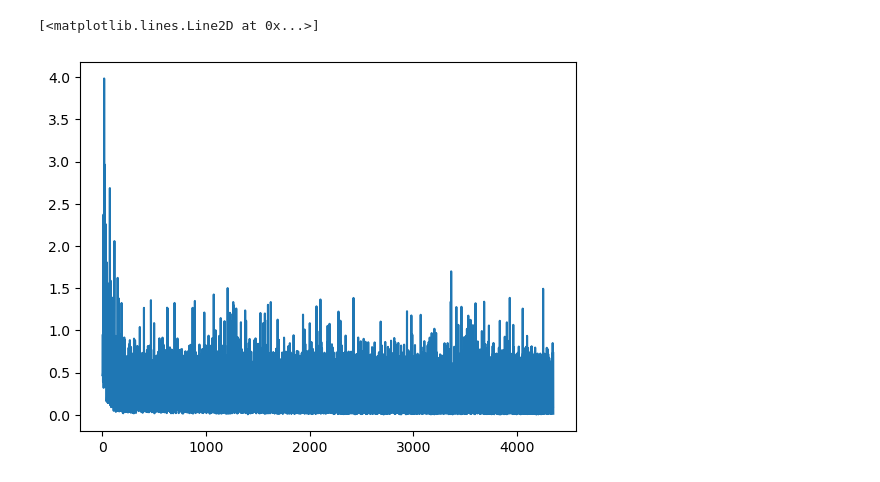
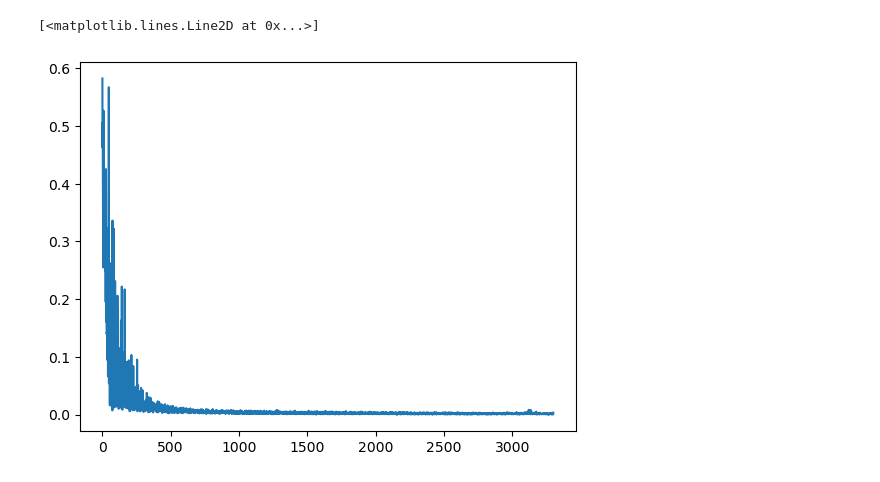
Before and after one commit to eihwood/Haystacks.AI-7, a Jupyter notebook: src/MLP_byzip.ipynb, the cells around one changed output. Cells and saved outputs as stored; diff of their text form; code cells hidden in the pictures.

Commit message:
finished training

```diff
--- a/src/MLP_byzip.ipynb
+++ b/src/MLP_byzip.ipynb
@@ -62,6 +58,6 @@ df['mfr_occ_delta'] = df['mfr_mean_occ_index'] - df['offset_mfrocc_index']
 # %%
 # Keep only desired columns
 df = df[['date', 'census_zcta5_geoid', 'sfr_rental_delta', 'sfr_price_delta',
-         'mfr_rent_delta', 'mfr_occ_delta', 'cos_month', 'sin_month']]
+         'mfr_rental_delta', 'mfr_occ_delta', 'cos_month', 'sin_month']]
 df
 # %% [output]
@@ -86,27 +90,21 @@ class SFR_DATASET(Dataset):
         self.data = df.to_dict('records') # random access is easier with dictionaries
 
     def __len__(self):
-        return len(self.data)-24  # subtract length of input + output
+        return len(self.data) - 18  # subtract length of input + output
 
     def __getitem__(self, idx):
-        # given an index, get three months as input
-        # next six months as output
 
-        #input = pd.DataFrame(self.data[idx:idx+3])
-        #output = pd.DataFrame(self.data[idx+4:idx+10])
-        print(idx)
+        input = pd.DataFrame(self.data[idx:idx+12])
+        output = pd.DataFrame(self.data[idx+12:idx+18])
 
-        input = pd.DataFrame(self.data[idx:idx+3])
-        output = pd.DataFrame(self.data[idx+4:idx+10])
-
-        # each of these are 3x1 tensors (3 months of data)
+        # each of these are 12x1 tensors (12 months of data)
         in_sfr = torch.tensor(input['sfr_rental_delta'])
         in_sfp = torch.tensor(input['sfr_price_delta'])
-        in_mfr = torch.tensor(input['mfr_rent_delta'])
+        in_mfr = torch.tensor(input['mfr_rental_delta'])
         in_mfo = torch.tensor(input['mfr_occ_delta'])
         in_sinm = torch.tensor(input['sin_month'])
         in_cosm = torch.tensor(input['cos_month'])
-        x = torch.cat((in_sfr, in_sfp, in_mfr, in_mfo, in_sinm, in_cosm), dim = 0) # concat into 18-wide vector
+        x = torch.cat((in_sfr, in_sfp, in_mfr, in_mfo, in_sinm, in_cosm), dim = 0) # concat into 72-wide vector
         y = torch.tensor(output['sfr_rental_delta'])
         return {'X':x.float(), 'Y':y.float()}
 # %%
@@ -131,9 +129,8 @@ for zipcode in df['census_zcta5_geoid'].unique():
     zipcode_df = df[df['census_zcta5_geoid'] == zipcode]
 
     # Train test split
-    tss = TimeSeriesSplit(n_splits = 2, test_size = 6) # hold out 6 months as test set
-    for train_index, test_index in tss.split(zipcode_df):
-        df_train, df_test = zipcode_df.iloc[train_index, :], zipcode_df.iloc[test_index,:]
+    df_train = zipcode_df.loc[(df.date < '2022-01-01')]
+    df_test = zipcode_df.loc[(df.date >= '2022-01-01')]
 
     # Transform training data, cast class and store
     train_X = col_transform.fit_transform(df_train)
@@ -197,7 +189,8 @@ class SFR_MODEL(nn.Module):
 # indim matches length of input vector
 # outdim matches length of output vector
 # hdim?
-model = SFR_MODEL(indim = 18, hdim = 12, outdim = 6)
+
+model = SFR_MODEL(indim = 72, hdim = 39, outdim = 6)
 print(model)
 # %% [output]
 SFR_MODEL(
@@ -449,6 +245,6 @@ for zipcode in df['census_zcta5_geoid'].unique():
 # %%
-# want to see loss trending down
-plt.plot(np.array(losses))
+# plot decreasing loss for one zip
+plt.plot(np.array(losses_dict['30002']))
 # %% [output]
 [<matplotlib.lines.Line2D at 0x...>]
-[figure, old version]
+[figure, new version]
```
Also changed, not shown: parts of 17 cells of this notebook.
